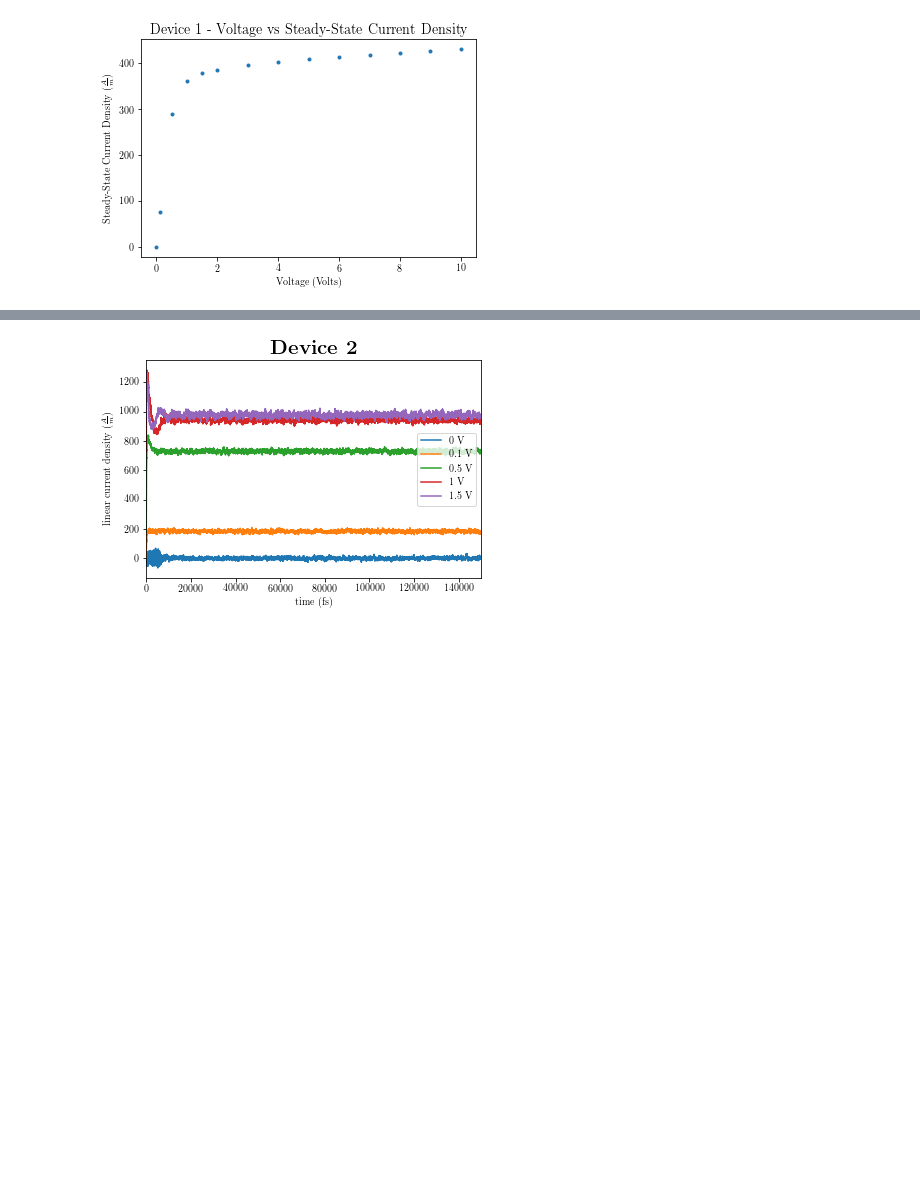
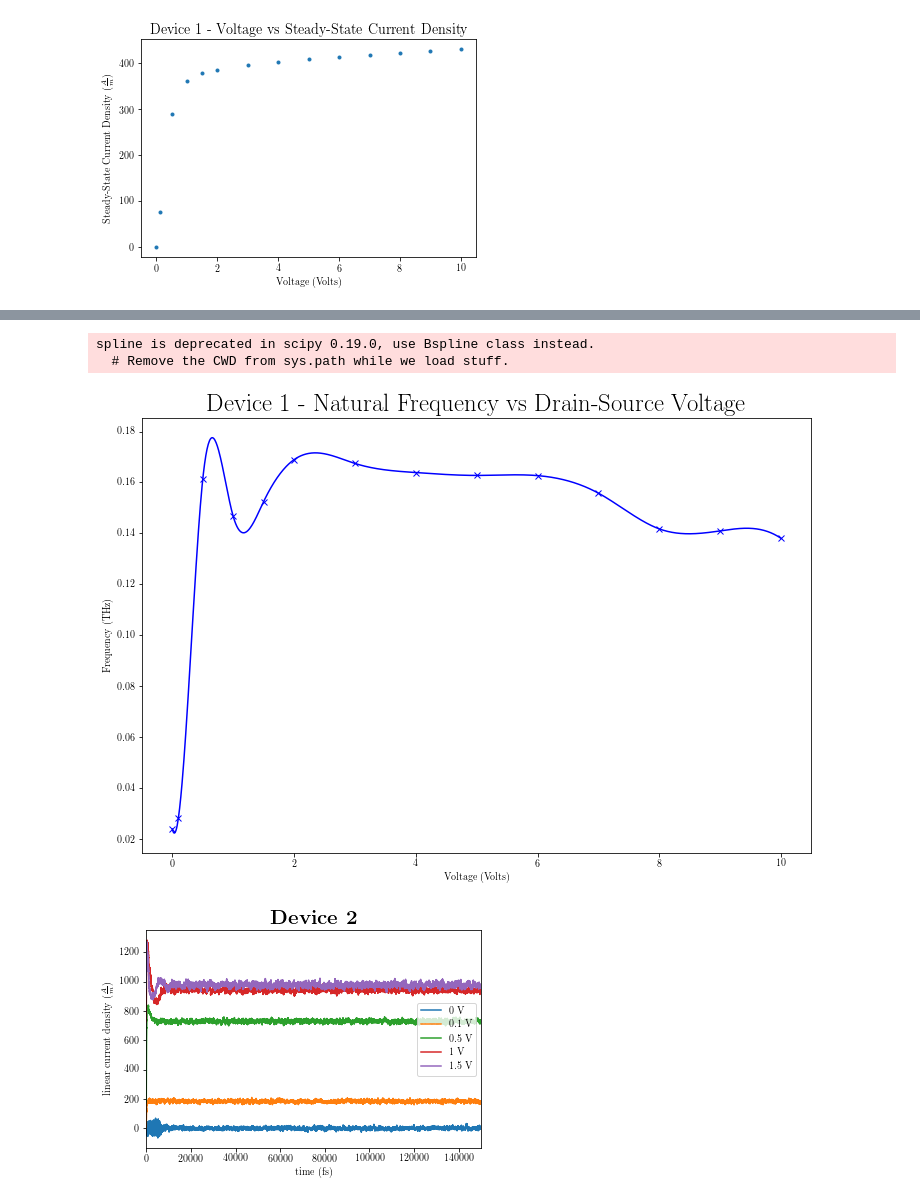
Before and after one commit to m-brunetti/eece-5090-project-1, a Jupyter notebook: mbrunetti_project_1.ipynb, the cells around one changed output, grey strips where cells are left out. Cells and saved outputs as stored; diff of their text form; code cells hidden in the pictures; blank space fills up the shorter version.

```diff
--- a/mbrunetti_project_1.ipynb
+++ b/mbrunetti_project_1.ipynb
@@ -244,3 +276,26 @@ plt.savefig('Figures/Device_1/SteadyState.png')
+# %%
+# Plot natural frequency vs voltage for device 1
+
+# Sort values
+orders = np.argsort(voltages)
+
+sorted_voltages = [voltages[i] for i in orders]
+sorted_frequencies = [natural_frequency[i] for i in orders]
+
+v_smooth = np.linspace(0, 10, 1000)
+f_smooth = spline(sorted_voltages, sorted_frequencies, v_smooth)
+
+plt.figure(figsize=(12, 8))
+plt.plot(sorted_voltages, sorted_frequencies, 'bx')
+plt.plot(v_smooth, f_smooth, 'b-')
+plt.title('\\Huge{Device 1 - Natural Frequency vs Drain-Source Voltage}')
+plt.xlabel('Voltage (Volts)')
+plt.ylabel('Frequency (THz)')
+plt.savefig('Figures/Device_1/NaturalFrequency.png')
+# %% [output]
+spline is deprecated in scipy 0.19.0, use Bspline class instead.
+  # Remove the CWD from sys.path while we load stuff.
+[figure, added]
 # %%
 # Create device 2 plots
 
```
Also changed, not shown: parts of 16 cells of this notebook.
